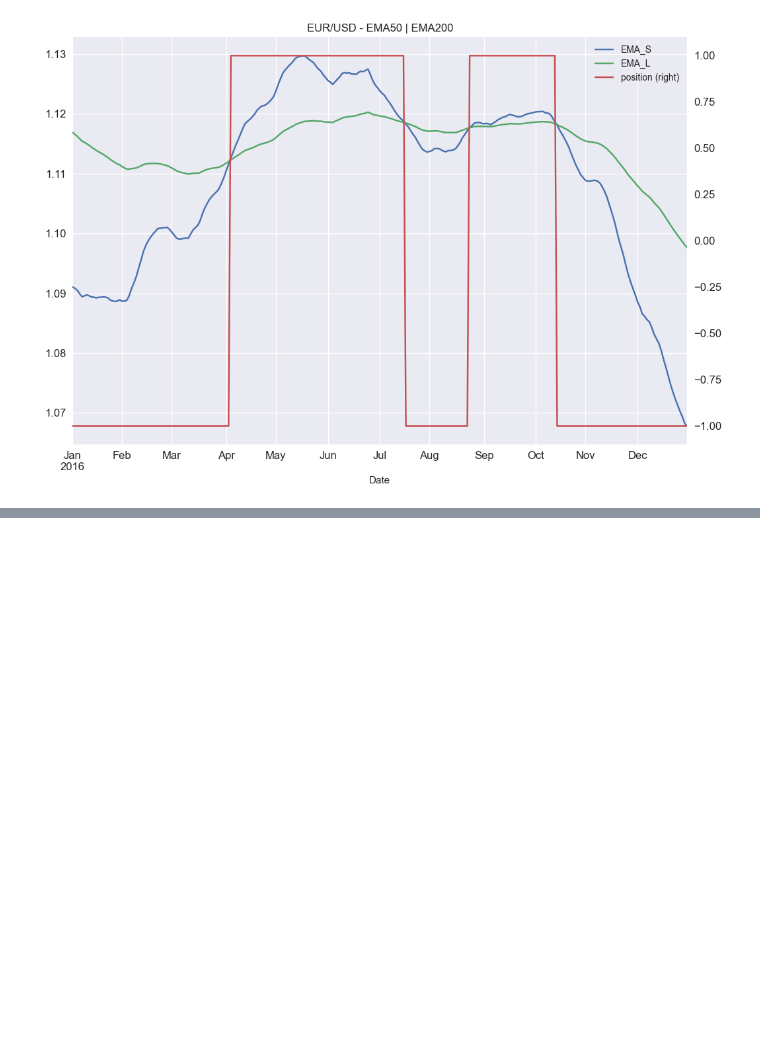
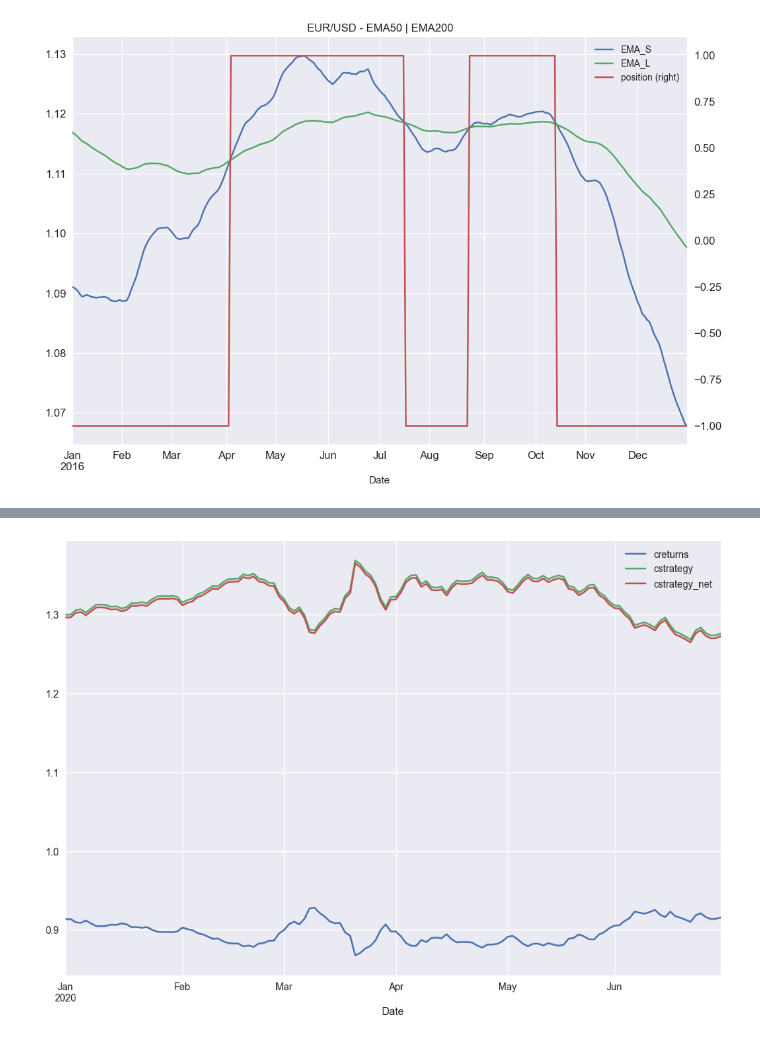
Before and after one commit to AvirukthGT/AlgoTrading, a Jupyter notebook: EMA/EMACrossover.ipynb, the cells around one changed output, grey strips where cells are left out. Saved outputs shown, nothing was run; the diff lists cells and outputs as text; code cells hidden in the pictures; blank space fills up the shorter version.

```diff
--- a/EMA/EMACrossover.ipynb
+++ b/EMA/EMACrossover.ipynb
@@ -94,0 +178,5 @@ plt.show()
+# %%
+data.loc["2020", ["creturns", "cstrategy", "cstrategy_net"]].plot(figsize = (12 , 8))
+plt.show()
+# %% [output]
+[figure, added]
```
Also changed, not shown: parts of 14 cells of this notebook.
